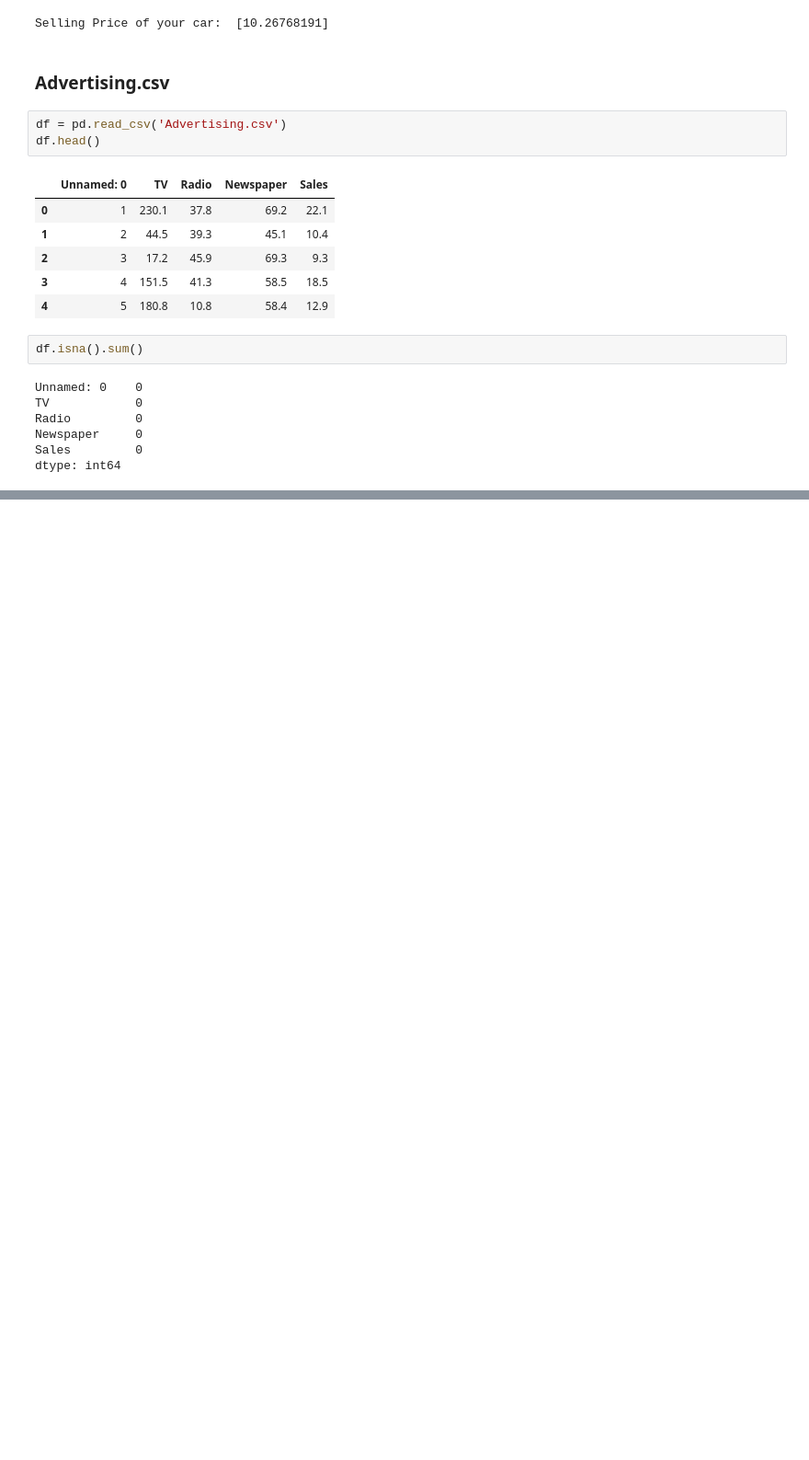
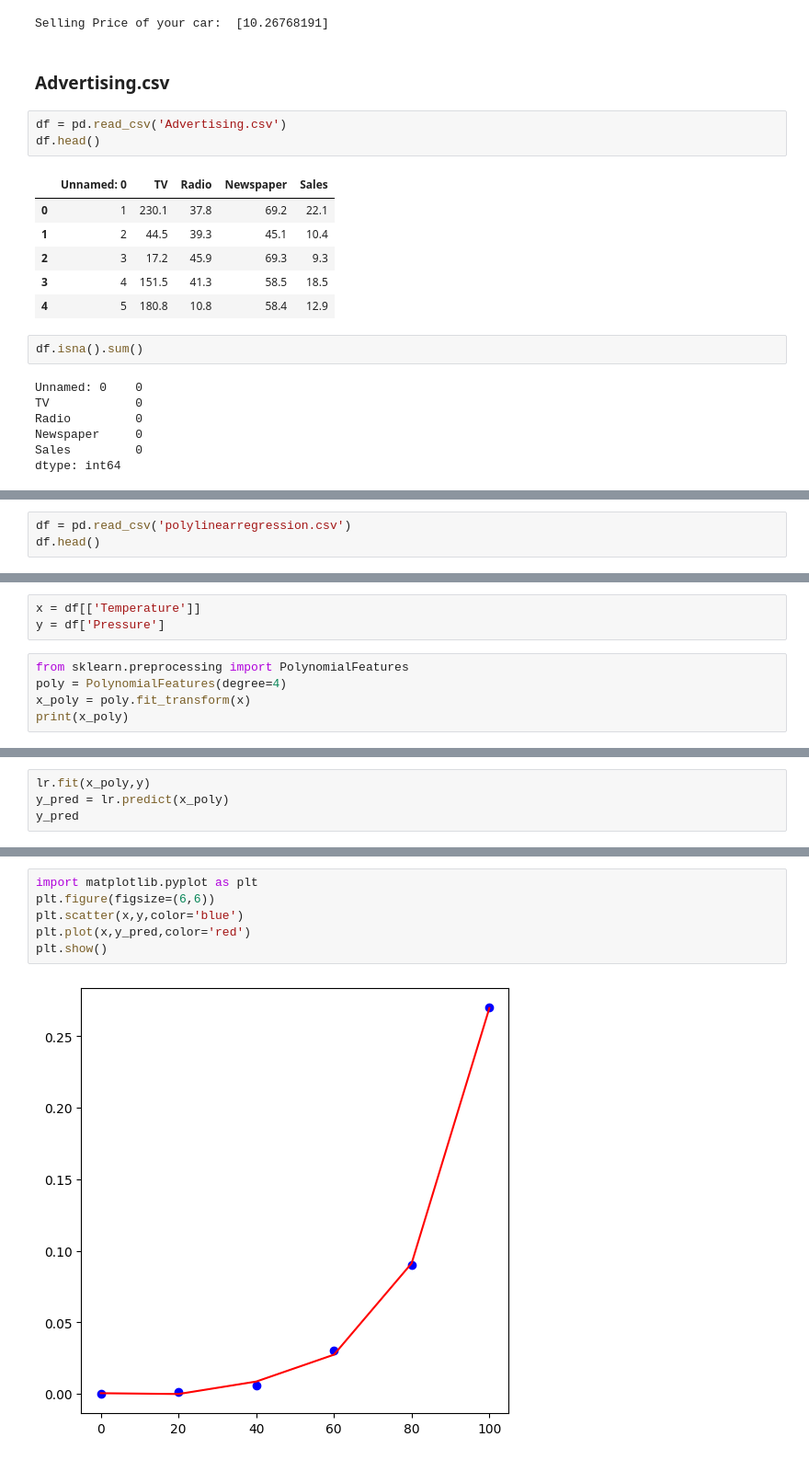
Before and after one commit to koffandaff/Python-2, a Jupyter notebook: T2/Ch4/Notes/Dhruvil/ch4.ipynb, the cells around one changed output, grey strips where cells are left out. Shown at 92% size. Saved outputs shown, nothing was run; the diff lists cells and outputs as text; blank space fills up the shorter version.

```diff
--- a/T2/Ch4/Notes/Dhruvil/ch4.ipynb
+++ b/T2/Ch4/Notes/Dhruvil/ch4.ipynb
@@ -572,0 +855,3 @@ dtype: int64
+# %%
+df = pd.read_csv('polylinearregression.csv')
+df.head()
@@ -572,0 +885,8 @@ dtype: int64
+# %%
+x = df[['Temperature']]
+y = df['Pressure']
+# %%
+from sklearn.preprocessing import PolynomialFeatures
+poly = PolynomialFeatures(degree=4)
+x_poly = poly.fit_transform(x)
+print(x_poly)
@@ -572,0 +900,4 @@ dtype: int64
+# %%
+lr.fit(x_poly,y)
+y_pred = lr.predict(x_poly)
+y_pred
@@ -572,0 +922,8 @@ dtype: int64
+# %%
+import matplotlib.pyplot as plt
+plt.figure(figsize=(6,6))
+plt.scatter(x,y,color='blue')
+plt.plot(x,y_pred,color='red')
+plt.show()
+# %% [output]
+[figure, added]
```
Also changed, not shown: parts of 65 cells of this notebook, 8 other files.
